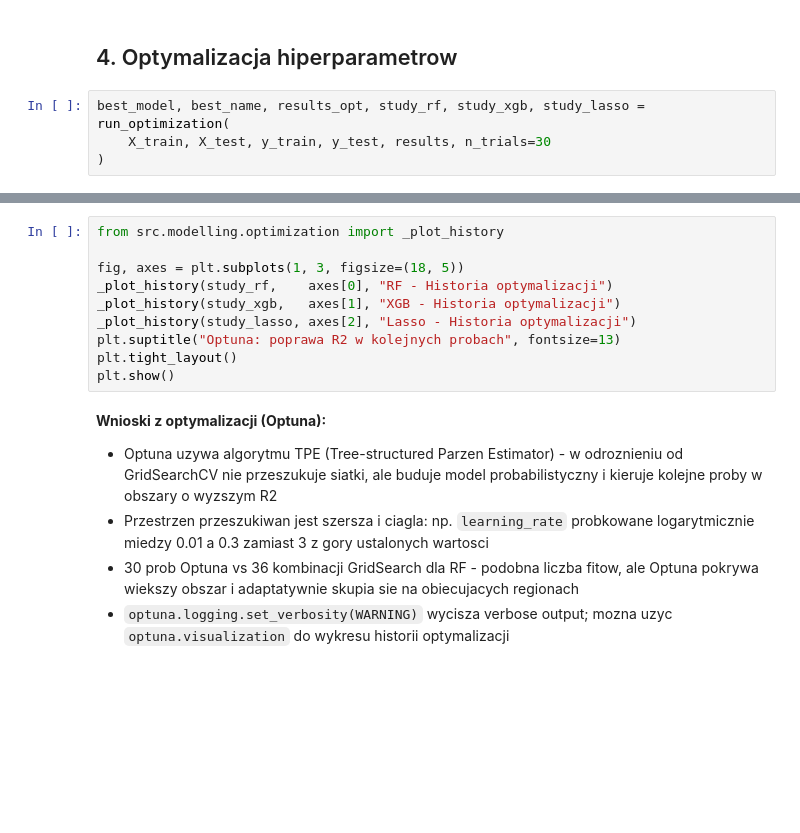
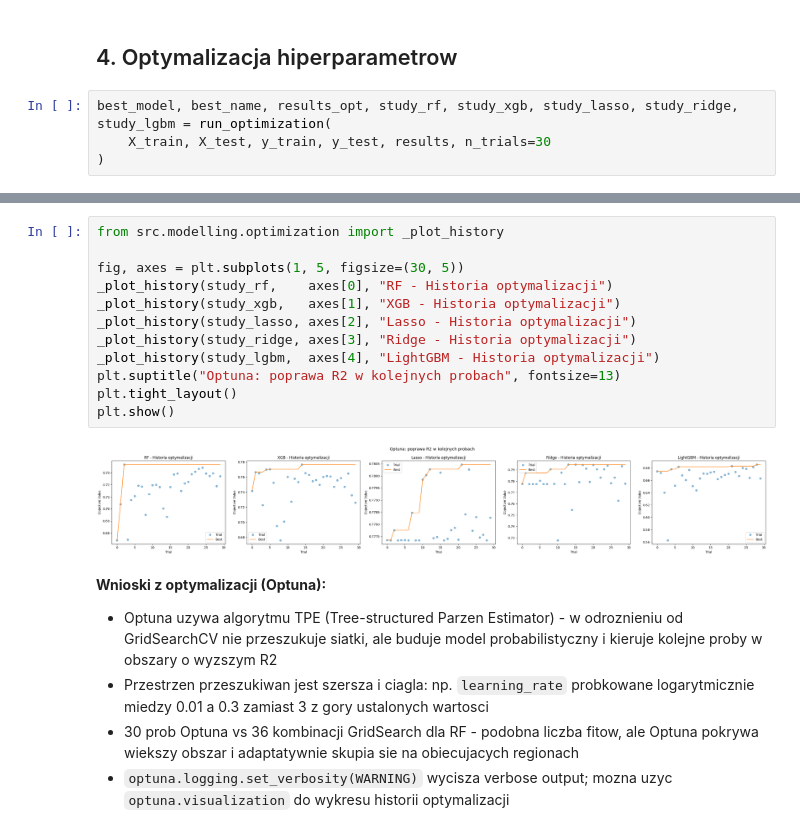
Before and after one commit to Mati0106/pg_2026, a Jupyter notebook: users/apapas/notebook.ipynb, the cells around one changed output, grey strips where cells are left out. Cells and saved outputs as stored; diff of their text form; blank space fills up the shorter version.

```diff
--- a/users/apapas/notebook.ipynb
+++ b/users/apapas/notebook.ipynb
@@ -68,6 +138,6 @@ for fname in ["porownanie_modeli", "predykcje_vs_rzeczywiste"]:
 # %% [markdown]
 ## 4. Optymalizacja hiperparametrow
 # %%
-best_model, best_name, results_opt, study_rf, study_xgb, study_lasso = run_optimization(
+best_model, best_name, results_opt, study_rf, study_xgb, study_lasso, study_ridge, study_lgbm = run_optimization(
     X_train, X_test, y_train, y_test, results, n_trials=30
 )
@@ -78,13 +169,17 @@ for fname in ["optymalizacja_porownanie", "optuna_parametry"]:
 # %%
 from src.modelling.optimization import _plot_history
 
-fig, axes = plt.subplots(1, 3, figsize=(18, 5))
+fig, axes = plt.subplots(1, 5, figsize=(30, 5))
 _plot_history(study_rf,    axes[0], "RF - Historia optymalizacji")
 _plot_history(study_xgb,   axes[1], "XGB - Historia optymalizacji")
 _plot_history(study_lasso, axes[2], "Lasso - Historia optymalizacji")
+_plot_history(study_ridge, axes[3], "Ridge - Historia optymalizacji")
+_plot_history(study_lgbm,  axes[4], "LightGBM - Historia optymalizacji")
 plt.suptitle("Optuna: poprawa R2 w kolejnych probach", fontsize=13)
 plt.tight_layout()
 plt.show()
+# %% [output]
+[figure, added]
 # %% [markdown]
 **Wnioski z optymalizacji (Optuna):**
 - Optuna uzywa algorytmu TPE (Tree-structured Parzen Estimator) - w odroznieniu od GridSearchCV nie przeszukuje siatki, ale buduje model probabilistyczny i kieruje kolejne proby w obszary o wyzszym R2
```
Also changed, not shown: parts of 16 cells of this notebook, 14 other files.
